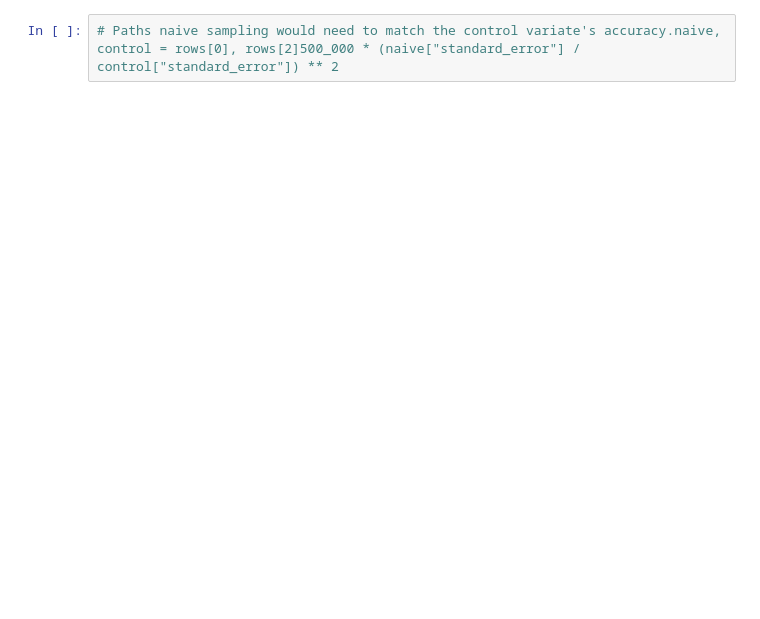
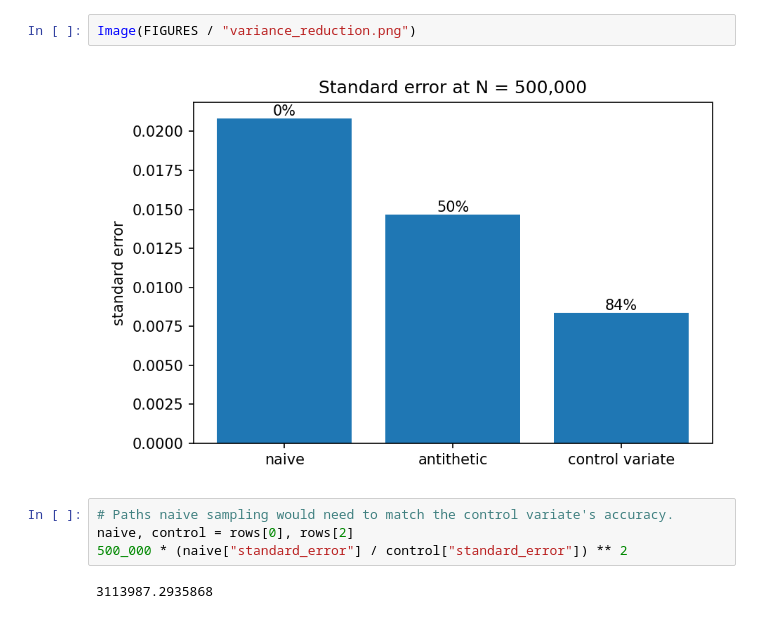
Before and after one commit to namesarnav/mcop, a Jupyter notebook: notebooks/results_report.ipynb, the cells around one changed output. Cells and saved outputs as stored; diff of their text form; blank space fills up the shorter version.

```diff
--- a/notebooks/results_report.ipynb
+++ b/notebooks/results_report.ipynb
@@ -13,3 +72,11 @@ rows = plot_variance_reduction(FIGURES / "variance_reduction.png")pd.DataFrame(r
+# %%
+Image(FIGURES / "variance_reduction.png")
+# %% [output]
+[figure, added]
 # %%
-# Paths naive sampling would need to match the control variate's accuracy.naive, control = rows[0], rows[2]500_000 * (naive["standard_error"] / control["standard_error"]) ** 2
+# Paths naive sampling would need to match the control variate's accuracy.
+naive, control = rows[0], rows[2]
+500_000 * (naive["standard_error"] / control["standard_error"]) ** 2
+# %% [output]
+3113987.2935868
 # %% [markdown]
```
Also changed, not shown: parts of 17 cells of this notebook.
